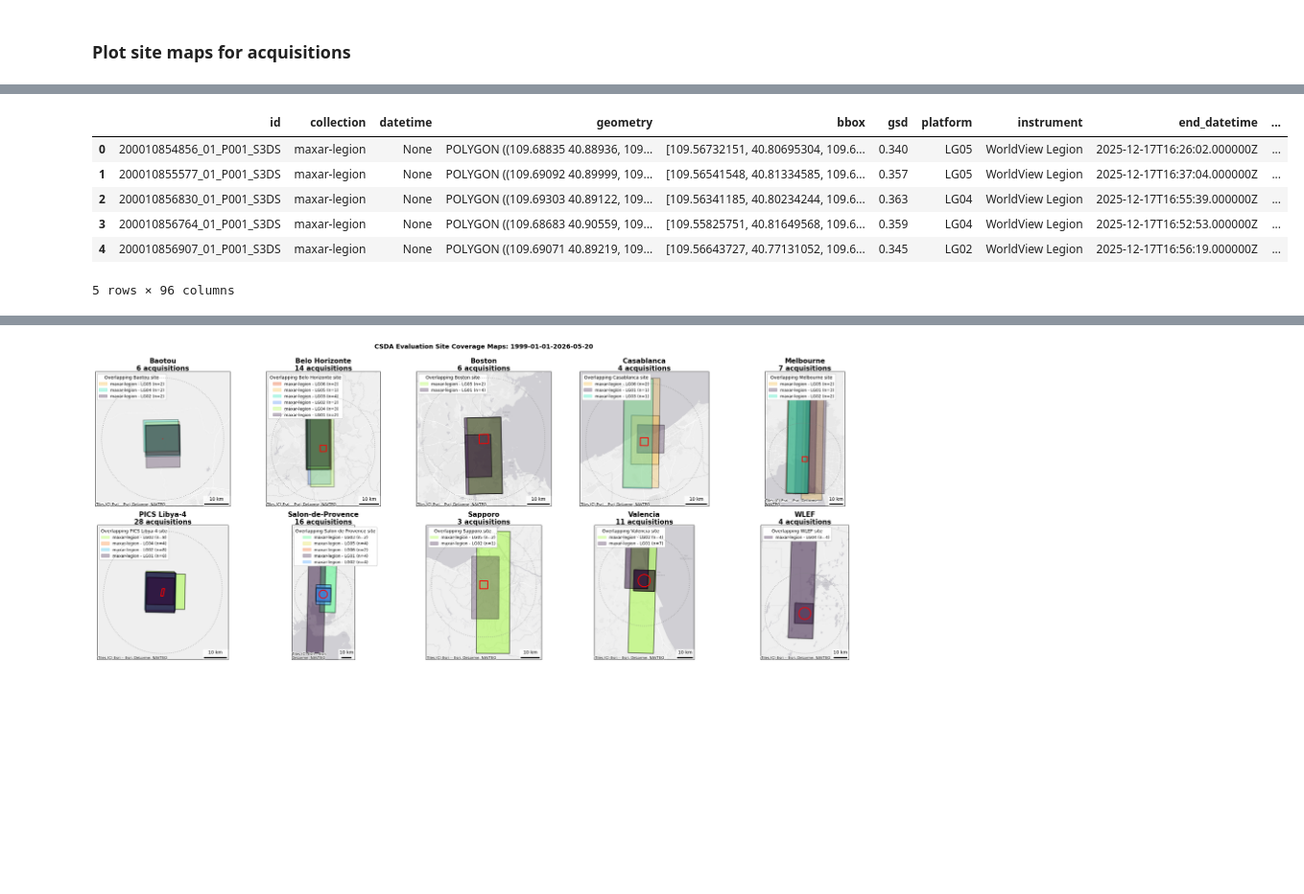
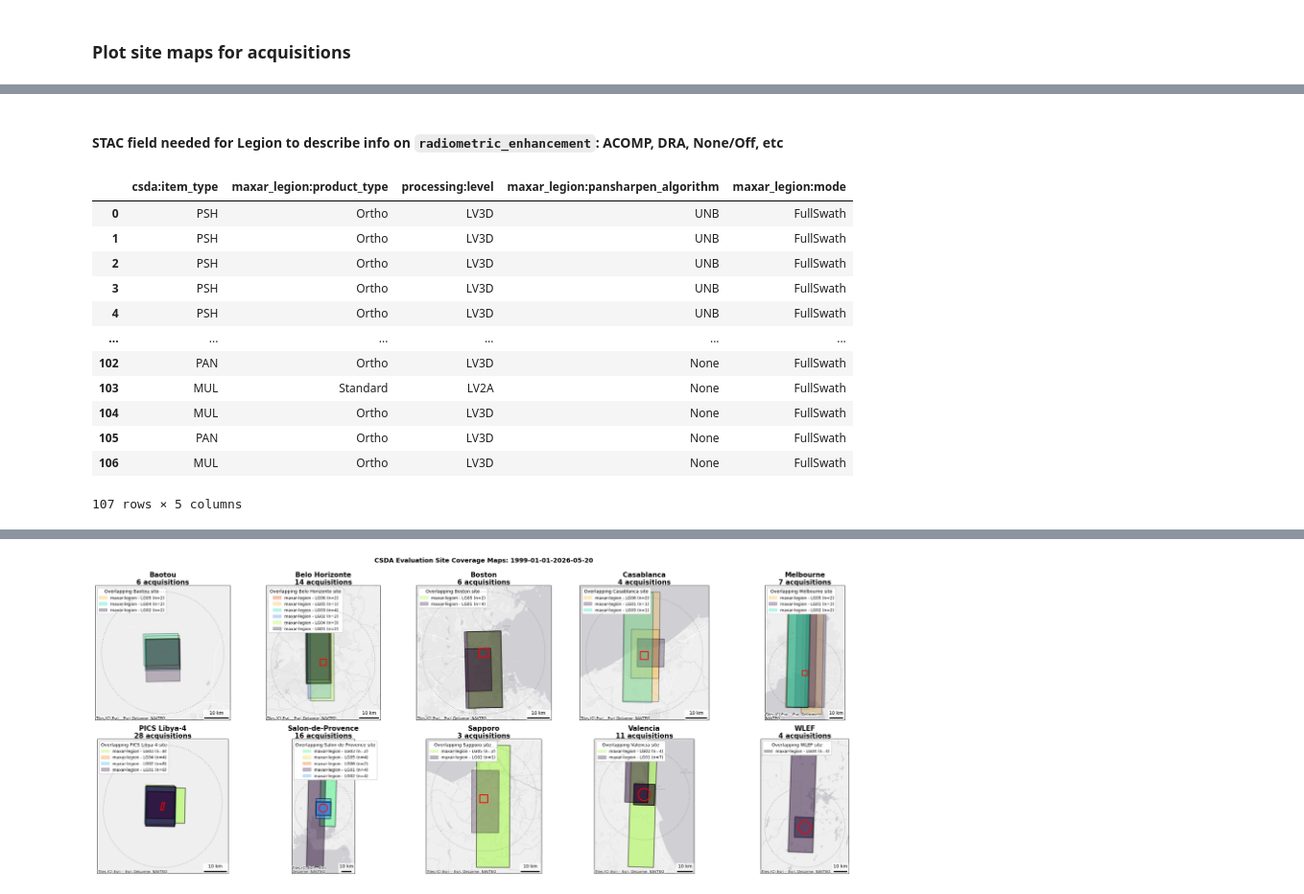
Before and after one commit to pahbs/csda_summaries, a Jupyter notebook: notebooks/csda_stac_search_legion.ipynb, the cells around one changed output, grey strips where cells are left out. Shown at 96% size. Drawn from its saved outputs; the diff is of its cells as text; code cells hidden in the pictures; blank space fills up the shorter version.

```diff
--- a/notebooks/csda_stac_search_legion.ipynb
+++ b/notebooks/csda_stac_search_legion.ipynb
@@ -50,5 +42,3 @@ csda_sites_fn = f'/explore/nobackup/projects/CSDA_eval/sites/csda_sites_aoi.geoj
-# %%
-sites_gdf = gpd.read_file(csda_sites_fn)
 # %%
 DO_SITE_SUBSET = False
 # %%
@@ -302,10 +341,18 @@ plt.show()
+# %% [markdown]
+#### STAC field needed for Legion to describe info on `radiometric_enhancement`: ACOMP, DRA, None/Off, etc
 # %%
-stac_gdf.head()
+stac_gdf[['csda:item_type','maxar_legion:product_type','processing:level','maxar_legion:pansharpen_algorithm','maxar_legion:mode']]
 # %% [output]
-|  | id | collection | datetime | geometry | bbox | gsd | platform | instrument | end_datetime | ... |
-| 0 | 200010854856_01_P001_S3DS | maxar-legion | None | POLYGON ((109.68835 40.88936, 109... | [109.56732151, 40.80695304, 109.6... | 0.340 | LG05 | WorldView Legion | 2025-12-17T16:26:02.000000Z | ... |
-| 1 | 200010855577_01_P001_S3DS | maxar-legion | None | POLYGON ((109.69092 40.89999, 109... | [109.56541548, 40.81334585, 109.6... | 0.357 | LG05 | WorldView Legion | 2025-12-17T16:37:04.000000Z | ... |
-| 2 | 200010856830_01_P001_S3DS | maxar-legion | None | POLYGON ((109.69303 40.89122, 109... | [109.56341185, 40.80234244, 109.6... | 0.363 | LG04 | WorldView Legion | 2025-12-17T16:55:39.000000Z | ... |
-| 3 | 200010856764_01_P001_S3DS | maxar-legion | None | POLYGON ((109.68683 40.90559, 109... | [109.55825751, 40.81649568, 109.6... | 0.359 | LG04 | WorldView Legion | 2025-12-17T16:52:53.000000Z | ... |
-| 4 | 200010856907_01_P001_S3DS | maxar-legion | None | POLYGON ((109.69071 40.89219, 109... | [109.56643727, 40.77131052, 109.6... | 0.345 | LG02 | WorldView Legion | 2025-12-17T16:56:19.000000Z | ... |
+|  | csda:item_type | maxar_legion:product_type | processing:level | maxar_legion:pansharpen_algorithm | maxar_legion:mode |
+| 0 | PSH | Ortho | LV3D | UNB | FullSwath |
+| 1 | PSH | Ortho | LV3D | UNB | FullSwath |
+| 2 | PSH | Ortho | LV3D | UNB | FullSwath |
+| 3 | PSH | Ortho | LV3D | UNB | FullSwath |
+| 4 | PSH | Ortho | LV3D | UNB | FullSwath |
+| ... | ... | ... | ... | ... | ... |
+| 102 | PAN | Ortho | LV3D | None | FullSwath |
+| 103 | MUL | Standard | LV2A | None | FullSwath |
+| 104 | MUL | Ortho | LV3D | None | FullSwath |
+| 105 | PAN | Ortho | LV3D | None | FullSwath |
+| 106 | MUL | Ortho | LV3D | None | FullSwath |
-5 rows × 96 columns
+107 rows × 5 columns
```
Also changed, not shown: parts of 16 cells of this notebook, 5 other files.
